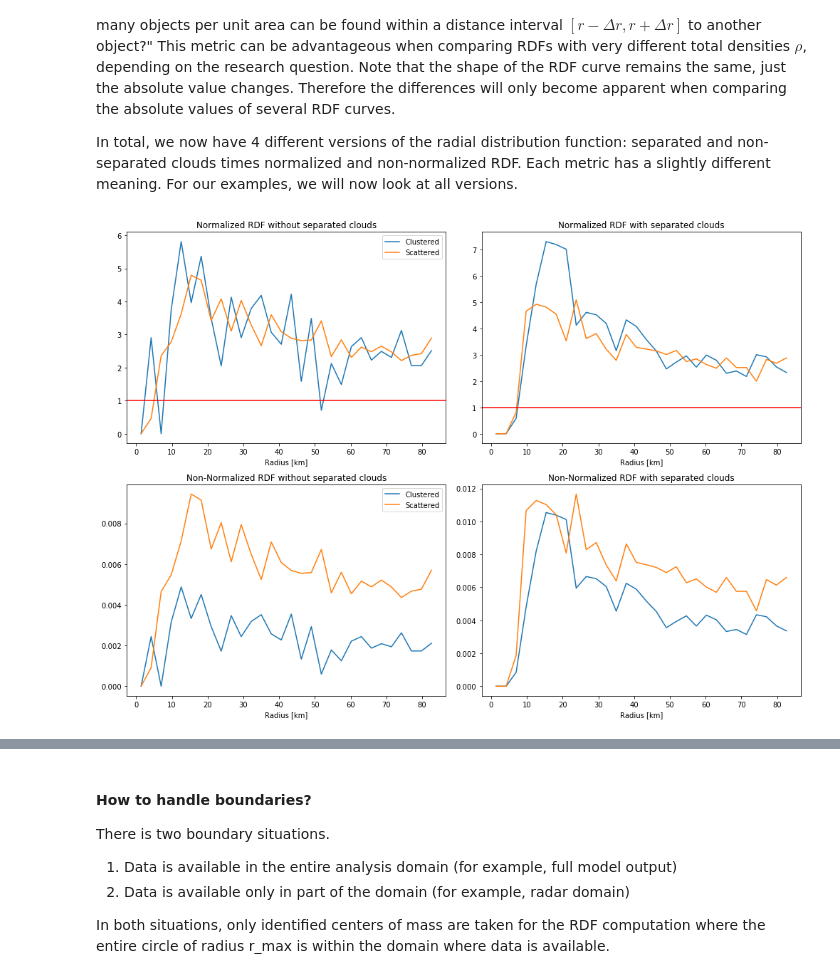
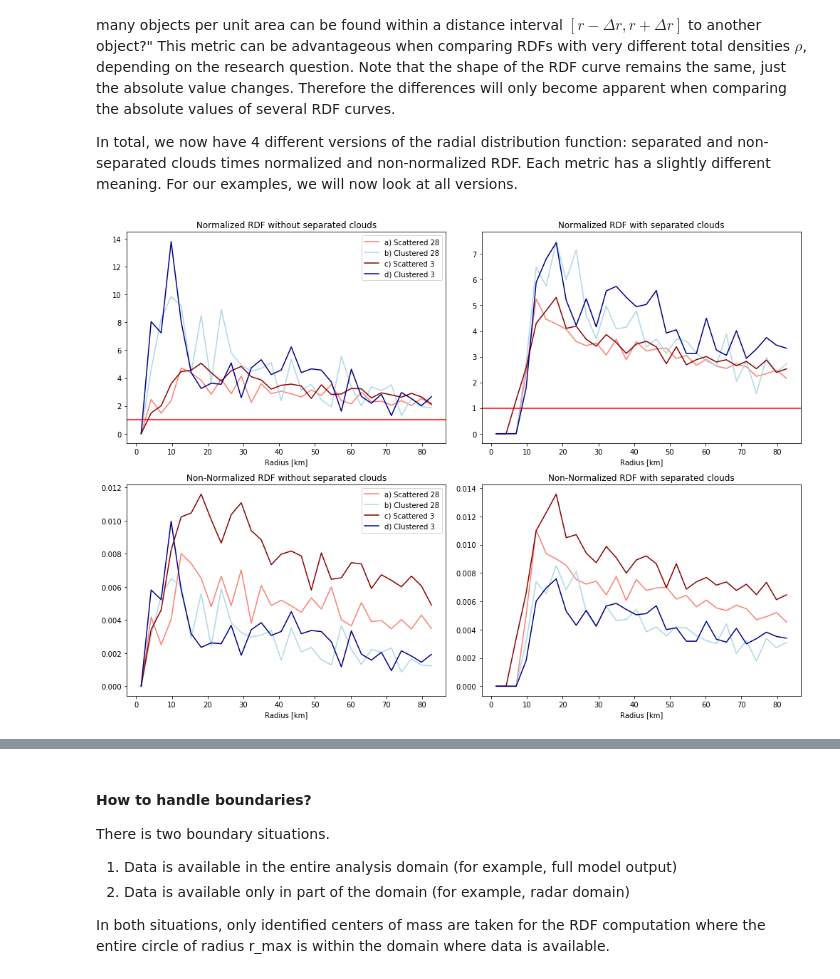
Before and after one commit to raspstephan/convective_variability_analysis, a Jupyter notebook: jupyter_notebooks/clustering_rdf.ipynb, the cells around one changed output, grey strips where cells are left out. Drawn from its saved outputs; the diff is of its cells as text; code cells hidden in the pictures.

```diff
--- a/jupyter_notebooks/clustering_rdf.ipynb
+++ b/jupyter_notebooks/clustering_rdf.ipynb
@@ -25,20 +25,22 @@ import matplotlib.pyplot as plt
 import numpy as np
 from cosmo_utils.pyncdf import getfobj_ncdf   # This is a module developed specifically for COSMO output
 
-plims = (100, -101, 100, -101)   # Limits for plotting area
-dates = ['2016052800', '2016060600']
-times = [18, 14]
-fig, axarr = plt.subplots(1, 2, figsize = (13, 4))
+# Pick 4 examples
+plims = (50, -51, 50, -51)   # Limits for plotting area
+dates = ['2016052800', '2016052800', '2016060300', '2016060300']
+times = [15, 20, 13, 21]
+tags = ['a) Scattered 28', 'b) Clustered 28', 'c) Scattered 3', 'd) Clustered 3']
+fig, axmat = plt.subplots(2, 2, figsize = (13, 10))
 cm_prec = plt.cm.cool
 cm_prec.set_under(color = 'white')
 prec_fields = []
-for d, t, ax in zip(dates, times, axarr):
+for d, t, tag, ax in zip(dates, times, tags, np.ravel(axmat)):
     fn = ('/project/meteo/scratch-old/users/stephan.rasp/convective_variability_data/raw_data/' +
           d + '/deout_ceu_pspens/det/OUTPUT/lfff00' + str(t).zfill(2) + '0000.nc_30m_surf')
     prec_field = getfobj_ncdf(fn, 'PREC_ACCUM').data
     prec_fields.append(prec_field)
     im = ax.imshow(prec_field[plims[0]:plims[1], plims[2]:plims[3]], cmap=cm_prec, origin='lower', vmin=1)
-    ax.set_title(d + ' ' + str(t).zfill(2) + ' UTC')
+    ax.set_title(tag + ' ' + d + ' ' + str(t).zfill(2) + ' UTC')
 fig.colorbar(im, shrink = 0.6)
 plt.tight_layout()
 # %% [output]
@@ -52,10 +56,12 @@ import helpers
 
 threshold = 1.
 labels_list = []
-for pr in prec_fields:
-    labels_list.append(helpers.identify_clouds(pr, threshold, water=False)[0])
-
+fig, axmat = plt.subplots(2, 2, figsize = (13, 10))
 cm_prism = plt.cm.prism
 cm_prism.set_under(color = 'white')
-plt.imshow(labels_list[0][plims[0]:plims[1], plims[2]:plims[3]], cmap=cm_prism, origin='lower', vmin = 1)
+for pr, d, t, tag, ax in zip(prec_fields, dates, times, tags, np.ravel(axmat)):
+    labels = helpers.identify_clouds(pr, threshold, water=False)[0]
+    labels_list.append(labels)
+    ax.imshow(labels[plims[0]:plims[1], plims[2]:plims[3]], cmap=cm_prism, origin='lower', vmin = 1)
+    ax.set_title(tag + ' ' + d + ' ' + str(t).zfill(2) + ' UTC')
 # %% [output]
@@ -116,36 +123,37 @@ r_max = 30   # In grid points
 dr = 1       # Also in grid points
 
 fig, axmat = plt.subplots(2, 2, figsize=(14, 10))
-for labels, labels_sep, pr, tag in zip(labels_list, labels_sep_list, prec_fields, ['Clustered', 'Scattered']):
+colors = ['salmon', 'lightblue', 'darkred', 'darkblue']
+for labels, labels_sep, pr, tag, c in zip(labels_list, labels_sep_list, prec_fields, tags, colors):
     rdf, radii = calc_rdf(labels, pr, normalize=True, dx=2.8e3, r_max=r_max, dr=dr)
-    axmat[0, 0].plot(radii / 1000., rdf, label = tag)
+    axmat[0, 0].plot(radii / 1000., rdf, label=tag, c=c)
 
     rdf, radii = calc_rdf(labels_sep, pr, normalize=True, dx=2.8e3, r_max=r_max, dr=dr)
-    axmat[0, 1].plot(radii / 1000., rdf)
+    axmat[0, 1].plot(radii / 1000., rdf, c=c)
 
     rdf, radii = calc_rdf(labels, pr, normalize=False, dx=2.8e3, r_max=r_max, dr=dr)
-    axmat[1, 0].plot(radii / 1000., rdf, label = tag)
+    axmat[1, 0].plot(radii / 1000., rdf, label=tag, c=c)
 
     rdf, radii = calc_rdf(labels_sep, pr, normalize=False, dx=2.8e3, r_max=r_max, dr=dr)
-    axmat[1, 1].plot(radii / 1000., rdf)
+    axmat[1, 1].plot(radii / 1000., rdf, c=c)
 
 
 axmat[0, 0].set_title('Normalized RDF without separated clouds')
 axmat[0, 0].set_xlabel('Radius [km]')
 axmat[0, 0].axhline(1, c='r')
 axmat[0, 0].legend()
 
 axmat[0, 1].set_title('Normalized RDF with separated clouds')
 axmat[0, 1].set_xlabel('Radius [km]')
 axmat[0, 1].axhline(1, c='r')
 
 axmat[1, 0].set_title('Non-Normalized RDF without separated clouds')
 axmat[1, 0].set_xlabel('Radius [km]')
 axmat[1, 0].legend()
 
 axmat[1, 1].set_title('Non-Normalized RDF with separated clouds')
 axmat[1, 1].set_xlabel('Radius [km]')
 
 plt.tight_layout()
 # %% [output]
-[figure, old version]
+[figure, new version]
```
Also changed, not shown: parts of 7 cells of this notebook.
